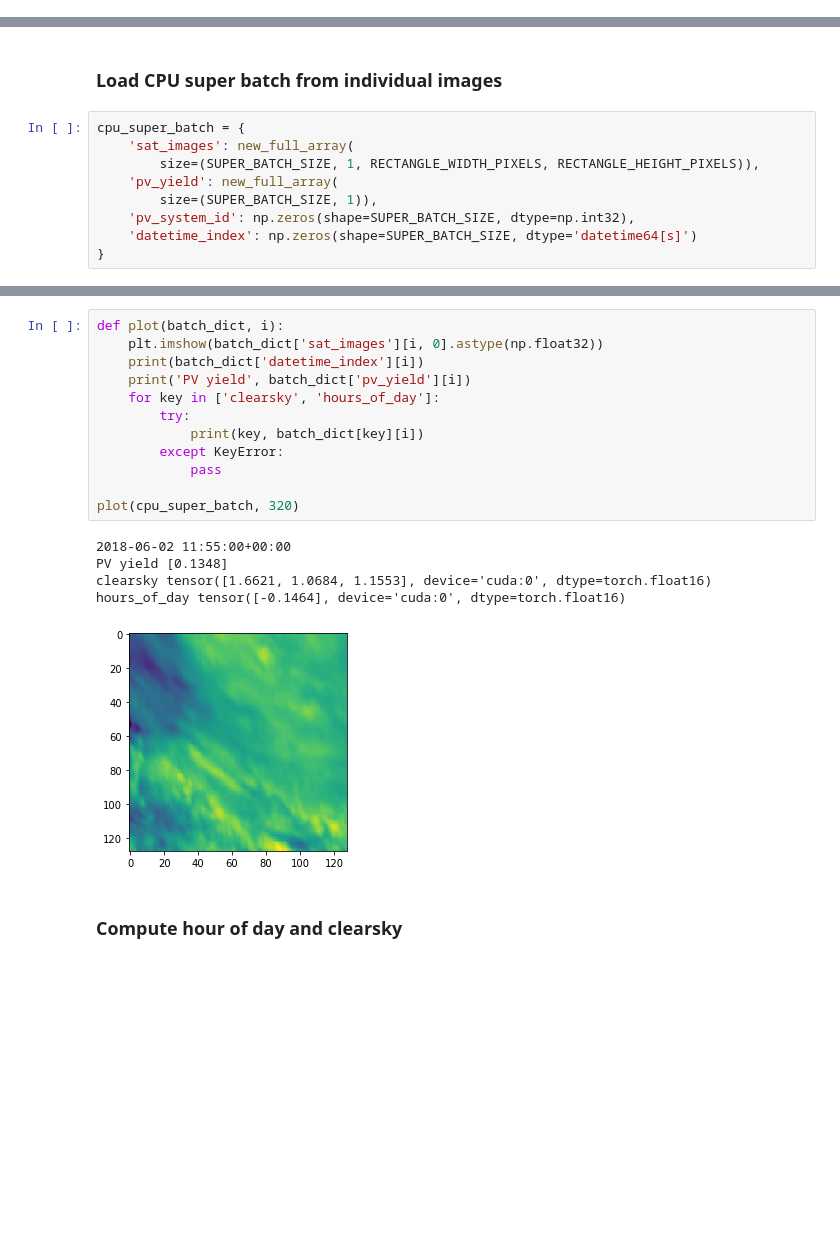
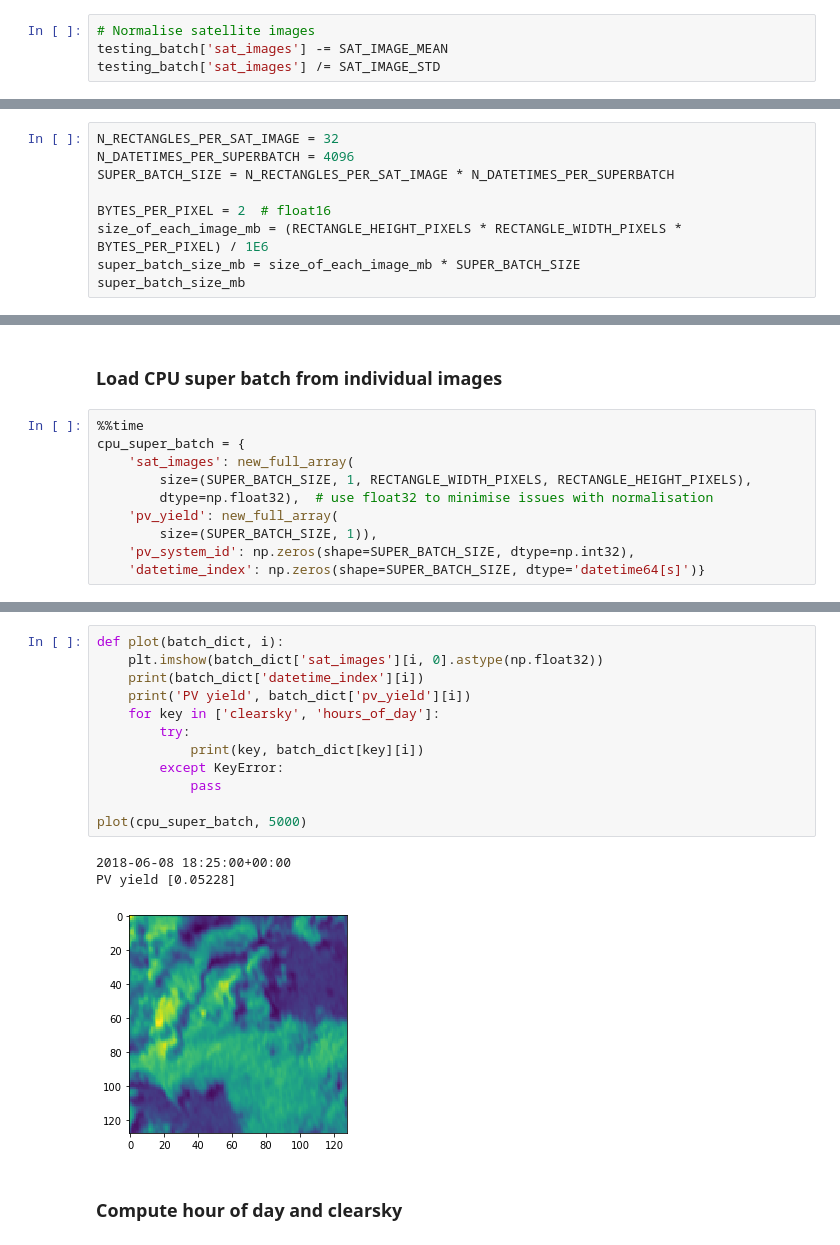
Before and after one commit to openclimatefix/predict_pv_yield_OLD, a Jupyter notebook: notebooks/ml_experiments/ML_experiment_003_multiple_PV_systems.ipynb, the cells around one changed output, grey strips where cells are left out. Saved outputs shown, nothing was run; the diff lists cells and outputs as text; blank space fills up the shorter version.

```diff
--- a/notebooks/ml_experiments/ML_experiment_003_multiple_PV_systems.ipynb
+++ b/notebooks/ml_experiments/ML_experiment_003_multiple_PV_systems.ipynb
@@ -374,6 +372,10 @@ for i, dt in enumerate(testing_batch['datetime_index']):
     testing_batch['sat_images'][i, 0] = sat_data.values
     testing_batch['pv_yield'][i, 0] = pv_yield
     testing_batch['pv_system_id'][i] = pv_system_id
+# %%
+# Normalise satellite images
+testing_batch['sat_images'] -= SAT_IMAGE_MEAN
+testing_batch['sat_images'] /= SAT_IMAGE_STD
 # %%
 for key in ['sat_images', 'pv_yield']:
     testing_batch[key] = torch.cuda.HalfTensor(testing_batch[key])
@@ -402,0 +384,9 @@ import torch
+# %%
+N_RECTANGLES_PER_SAT_IMAGE = 32
+N_DATETIMES_PER_SUPERBATCH = 4096
+SUPER_BATCH_SIZE = N_RECTANGLES_PER_SAT_IMAGE * N_DATETIMES_PER_SUPERBATCH
+
+BYTES_PER_PIXEL = 2  # float16
+size_of_each_image_mb = (RECTANGLE_HEIGHT_PIXELS * RECTANGLE_WIDTH_PIXELS * BYTES_PER_PIXEL) / 1E6
+super_batch_size_mb = size_of_each_image_mb * SUPER_BATCH_SIZE
+super_batch_size_mb
@@ -403,11 +399,12 @@ import torch
 # %% [markdown]
 ### Load CPU super batch from individual images
 # %%
+%%time
 cpu_super_batch = {
     'sat_images': new_full_array(
-        size=(SUPER_BATCH_SIZE, 1, RECTANGLE_WIDTH_PIXELS, RECTANGLE_HEIGHT_PIXELS)),
+        size=(SUPER_BATCH_SIZE, 1, RECTANGLE_WIDTH_PIXELS, RECTANGLE_HEIGHT_PIXELS),
+        dtype=np.float32),  # use float32 to minimise issues with normalisation
     'pv_yield': new_full_array(
         size=(SUPER_BATCH_SIZE, 1)),
     'pv_system_id': np.zeros(shape=SUPER_BATCH_SIZE, dtype=np.int32),
-    'datetime_index': np.zeros(shape=SUPER_BATCH_SIZE, dtype='datetime64[s]')
-}
+    'datetime_index': np.zeros(shape=SUPER_BATCH_SIZE, dtype='datetime64[s]')}
@@ -464,21 +473,19 @@ load_data_into_cpu_super_batch()
 # %%
 def plot(batch_dict, i):
     plt.imshow(batch_dict['sat_images'][i, 0].astype(np.float32))
     print(batch_dict['datetime_index'][i])
     print('PV yield', batch_dict['pv_yield'][i])
     for key in ['clearsky', 'hours_of_day']:
         try:
             print(key, batch_dict[key][i])
         except KeyError:
             pass
 
-plot(cpu_super_batch, 320)
+plot(cpu_super_batch, 5000)
 # %% [output]
-2018-06-02 11:55:00+00:00
-PV yield [0.1348]
-clearsky tensor([1.6621, 1.0684, 1.1553], device='cuda:0', dtype=torch.float16)
-hours_of_day tensor([-0.1464], device='cuda:0', dtype=torch.float16)
+2018-06-08 18:25:00+00:00
+PV yield [0.05228]
-[figure, old version]
+[figure, new version]
 # %% [markdown]
 ### Compute hour of day and clearsky
 # %%
```
Also changed, not shown: parts of 24 cells of this notebook.
